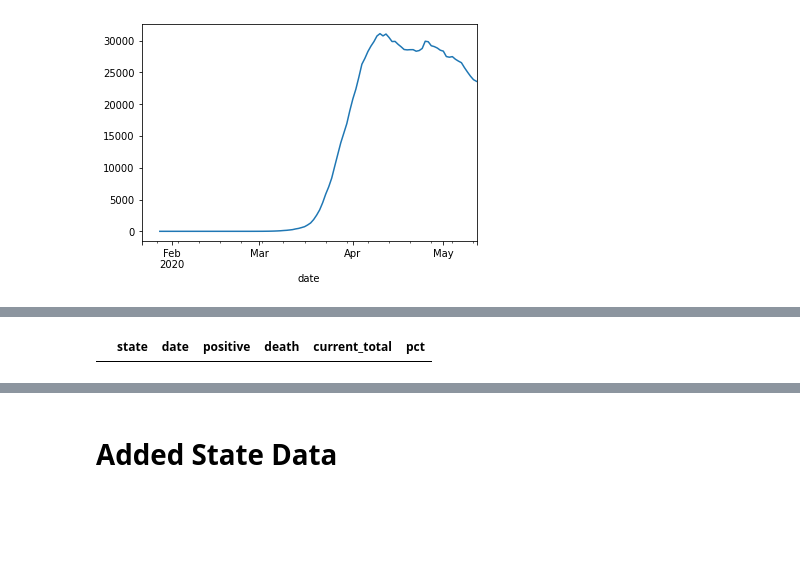
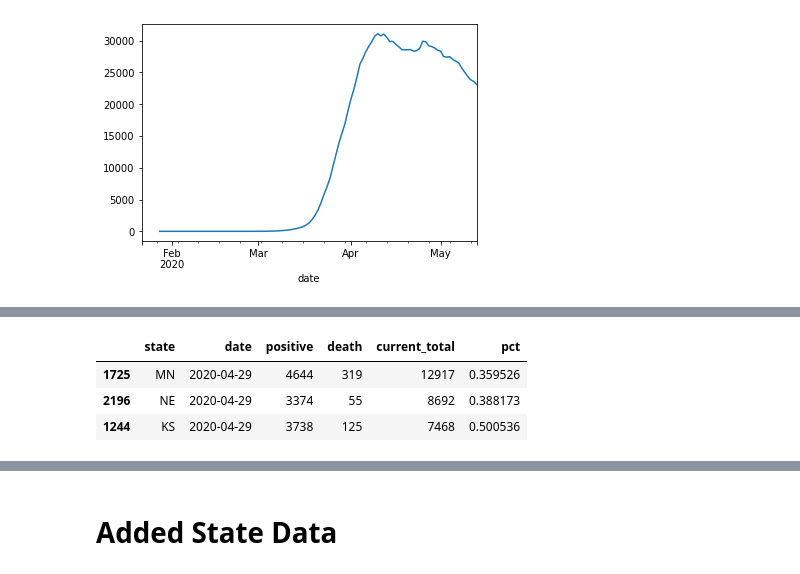
Before and after one commit to DMXMax/covid19, a Jupyter notebook: coviddata.ipynb, the cells around one changed output, grey strips where cells are left out. Cells and saved outputs as stored; diff of their text form; code cells hidden in the pictures; blank space fills up the shorter version.

```diff
--- a/coviddata.ipynb
+++ b/coviddata.ipynb
@@ -330,8 +327,11 @@ dfDates[(dfDates.state.isin(['FL']))].head(10)
 # %%
-datecutoff = dfDates.date.max()-datetime.timedelta(days=5)
-dfDates[(dfDates.date == datecutoff) & (dfDates.pct < .7)].sort_values(by='pct')
+datecutoff = dfDates.date.max()-datetime.timedelta(days=14)
+dfDates[(dfDates.date == datecutoff) & (dfDates.pct < .51)].sort_values(by='pct')
 # %% [output]
 |  | state | date | positive | death | current_total | pct |
+| 1725 | MN | 2020-04-29 | 4644 | 319 | 12917 | 0.359526 |
+| 2196 | NE | 2020-04-29 | 3374 | 55 | 8692 | 0.388173 |
+| 1244 | KS | 2020-04-29 | 3738 | 125 | 7468 | 0.500536 |
 # %%
 state = 'CA'
 dfState = dfCovidtracking[dfCovidtracking.state==state].sort_values(by='date')
```
Also changed, not shown: parts of 31 cells of this notebook.
